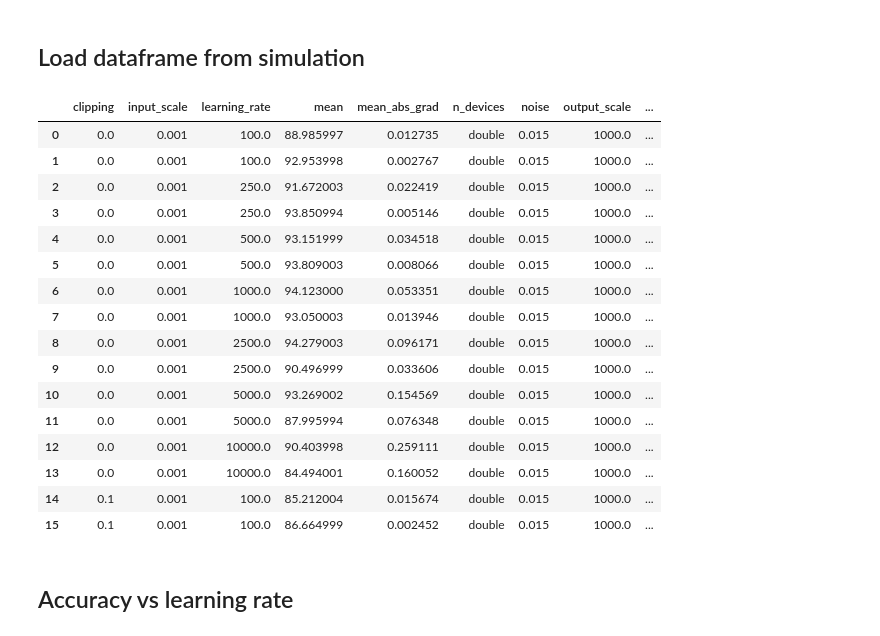
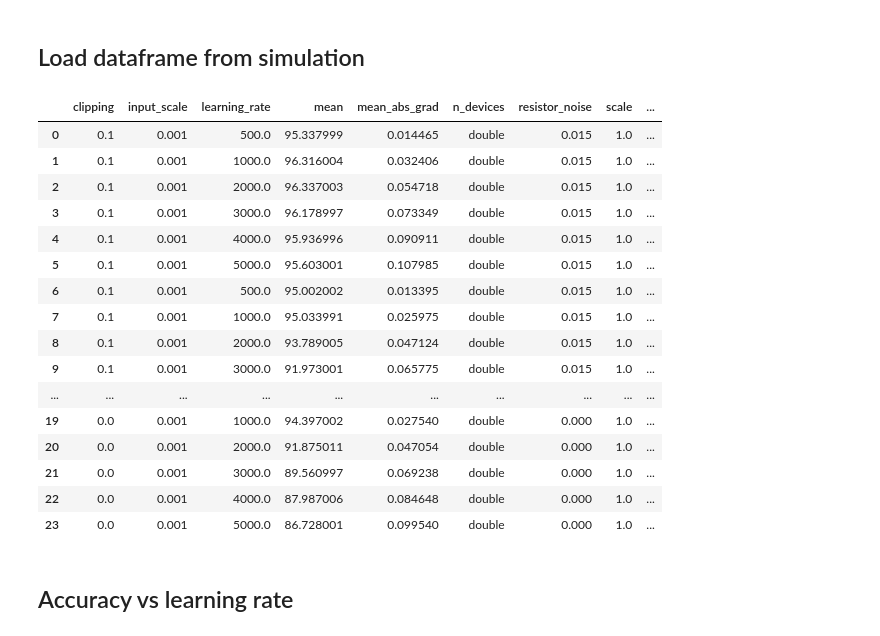
Before and after one commit to kellian-cottart/magnetoionic-simulations, a Jupyter notebook: magnetoionic-figures.ipynb, the cells around one changed output. Drawn from its saved outputs; the diff is of its cells as text; code cells hidden in the pictures.

```diff
--- a/magnetoionic-figures.ipynb
+++ b/magnetoionic-figures.ipynb
@@ -50,6 +49,7 @@ fig.savefig(f"{graph_folder}/{name}.svg", bbox_inches='tight')
 # %% [markdown]
 ## Load dataframe from simulation
 # %%
+n_iterations = 10
 # Create a pandas dataframe with columns type, mean, std, learning rate
 df = pd.DataFrame()
 # get all paths
@@ -59,64 +59,72 @@ for path in paths:
         # first dim of the tensor is the iteration
         accuracies = []
         mean_abs_grad = []
+        swap = []
         weights = ""
         for it in range(n_iterations):
+            jfile = path+f"-{it}.json"
             current_folder = os.path.join(SIMULATION_FOLDER, path)
             accuracies.append(torch.load(os.path.join(current_folder, path+f"-{it}-accuracies.pth")))
             mean_abs_grad.append(torch.load(os.path.join(current_folder, path+f"-{it}-gradients.pth")))
+            swap_dict = json.load(open(os.path.join(current_folder, jfile), "r"))
+            swap.append(swap_dict["swap_accuracy"])
             if it == 0:
                 weights = path+f"-{it}-weights.pth"
-                jfile = path+f"-{it}.json"
                 parameters = json.load(open(os.path.join(current_folder, jfile), "r"))
         accuracies = torch.stack(accuracies)
         mean = accuracies.mean(dim=0)[-1].item()*100
         std = accuracies.std(dim=0)[-1].item()*100
         mean_abs_grad = torch.stack(mean_abs_grad).mean(dim=0)[0].item()
+        swap_mean = torch.tensor(swap).mean().item()
+        swap_std = torch.tensor(swap).std().item()
         # print parameters but well formatted
         task = parameters["task"]
         n_devices = parameters["optimizer_parameters"]["field"][0].split("-")[0]
         type_devices = parameters["optimizer_parameters"]["field"][0].split("-")[1]
         learning_rate = float(parameters["optimizer_parameters"]["lr"])
         scale = parameters["optimizer_parameters"]["scale"]
-        noise = parameters["optimizer_parameters"]["noise"]
+        resistor_noise = parameters["resistor_noise"]
+        voltage_noise = parameters["voltage_noise"]
         var = parameters["optimizer_parameters"]["device_variability"]
         clipping = parameters["optimizer_parameters"]["clipping"]
         input_scale = parameters["input_scale"]
-        output_scale = parameters["output_scale"]
         df = df.append({"task": task,
                         "type_devices": type_devices,
                         "n_devices": n_devices,
                         "learning_rate": learning_rate,
                         "weights_path": weights,
                         "mean": mean,
                         "std": std,
                         "scale": scale,
-                        "noise": noise,
+                        "resistor_noise": resistor_noise,
+                        "voltage_noise": voltage_noise,
                         "mean_abs_grad": mean_abs_grad,
                         "var": var,
                         "clipping": clipping,
                         "input_scale": input_scale,
-                        "output_scale": output_scale}, ignore_index=True)
+                        "swap_mean": swap_mean,
+                        "swap_std": swap_std}, ignore_index=True)
     except Exception as e:
+        print(e)
         pass
 df
 # %% [output]
-|  | clipping | input_scale | learning_rate | mean | mean_abs_grad | n_devices | noise | output_scale | ... |
-| 0 | 0.0 | 0.001 | 100.0 | 88.985997 | 0.012735 | double | 0.015 | 1000.0 | ... |
-| 1 | 0.0 | 0.001 | 100.0 | 92.953998 | 0.002767 | double | 0.015 | 1000.0 | ... |
-| 2 | 0.0 | 0.001 | 250.0 | 91.672003 | 0.022419 | double | 0.015 | 1000.0 | ... |
-| 3 | 0.0 | 0.001 | 250.0 | 93.850994 | 0.005146 | double | 0.015 | 1000.0 | ... |
-| 4 | 0.0 | 0.001 | 500.0 | 93.151999 | 0.034518 | double | 0.015 | 1000.0 | ... |
-| 5 | 0.0 | 0.001 | 500.0 | 93.809003 | 0.008066 | double | 0.015 | 1000.0 | ... |
-| 6 | 0.0 | 0.001 | 1000.0 | 94.123000 | 0.053351 | double | 0.015 | 1000.0 | ... |
-| 7 | 0.0 | 0.001 | 1000.0 | 93.050003 | 0.013946 | double | 0.015 | 1000.0 | ... |
-| 8 | 0.0 | 0.001 | 2500.0 | 94.279003 | 0.096171 | double | 0.015 | 1000.0 | ... |
-| 9 | 0.0 | 0.001 | 2500.0 | 90.496999 | 0.033606 | double | 0.015 | 1000.0 | ... |
-| 10 | 0.0 | 0.001 | 5000.0 | 93.269002 | 0.154569 | double | 0.015 | 1000.0 | ... |
-| 11 | 0.0 | 0.001 | 5000.0 | 87.995994 | 0.076348 | double | 0.015 | 1000.0 | ... |
-| 12 | 0.0 | 0.001 | 10000.0 | 90.403998 | 0.259111 | double | 0.015 | 1000.0 | ... |
-| 13 | 0.0 | 0.001 | 10000.0 | 84.494001 | 0.160052 | double | 0.015 | 1000.0 | ... |
-| 14 | 0.1 | 0.001 | 100.0 | 85.212004 | 0.015674 | double | 0.015 | 1000.0 | ... |
-| 15 | 0.1 | 0.001 | 100.0 | 86.664999 | 0.002452 | double | 0.015 | 1000.0 | ... |
+|  | clipping | input_scale | learning_rate | mean | mean_abs_grad | n_devices | resistor_noise | scale | ... |
+| 0 | 0.1 | 0.001 | 500.0 | 95.337999 | 0.014465 | double | 0.015 | 1.0 | ... |
+| 1 | 0.1 | 0.001 | 1000.0 | 96.316004 | 0.032406 | double | 0.015 | 1.0 | ... |
+| 2 | 0.1 | 0.001 | 2000.0 | 96.337003 | 0.054718 | double | 0.015 | 1.0 | ... |
+| 3 | 0.1 | 0.001 | 3000.0 | 96.178997 | 0.073349 | double | 0.015 | 1.0 | ... |
+| 4 | 0.1 | 0.001 | 4000.0 | 95.936996 | 0.090911 | double | 0.015 | 1.0 | ... |
+| 5 | 0.1 | 0.001 | 5000.0 | 95.603001 | 0.107985 | double | 0.015 | 1.0 | ... |
+| 6 | 0.1 | 0.001 | 500.0 | 95.002002 | 0.013395 | double | 0.015 | 1.0 | ... |
+| 7 | 0.1 | 0.001 | 1000.0 | 95.033991 | 0.025975 | double | 0.015 | 1.0 | ... |
+| 8 | 0.1 | 0.001 | 2000.0 | 93.789005 | 0.047124 | double | 0.015 | 1.0 | ... |
+| 9 | 0.1 | 0.001 | 3000.0 | 91.973001 | 0.065775 | double | 0.015 | 1.0 | ... |
+| ... | ... | ... | ... | ... | ... | ... | ... | ... | ... |
+| 19 | 0.0 | 0.001 | 1000.0 | 94.397002 | 0.027540 | double | 0.000 | 1.0 | ... |
+| 20 | 0.0 | 0.001 | 2000.0 | 91.875011 | 0.047054 | double | 0.000 | 1.0 | ... |
+| 21 | 0.0 | 0.001 | 3000.0 | 89.560997 | 0.069238 | double | 0.000 | 1.0 | ... |
+| 22 | 0.0 | 0.001 | 4000.0 | 87.987006 | 0.084648 | double | 0.000 | 1.0 | ... |
+| 23 | 0.0 | 0.001 | 5000.0 | 86.728001 | 0.099540 | double | 0.000 | 1.0 | ... |
 # %% [markdown]
 ## Accuracy vs learning rate
```
Also changed, not shown: parts of 4 cells of this notebook, 7 other files.
